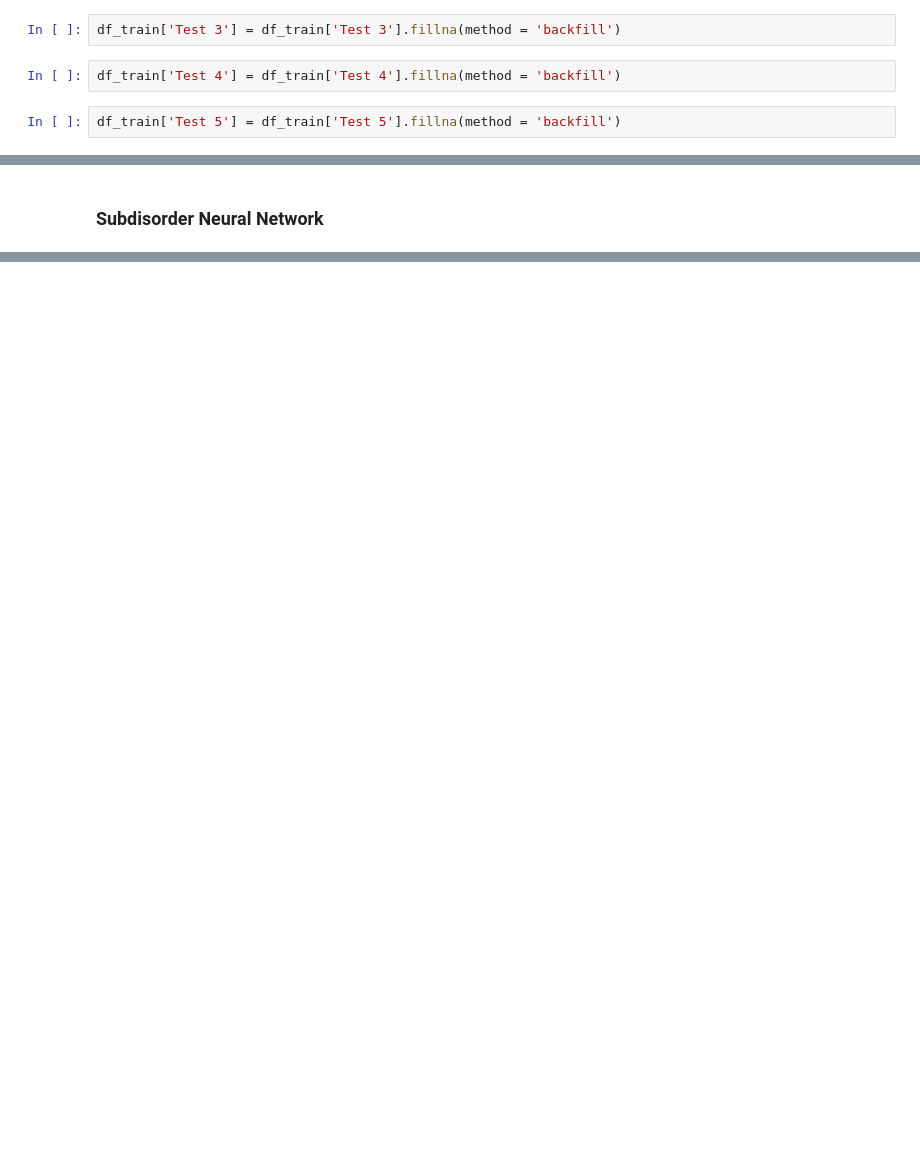
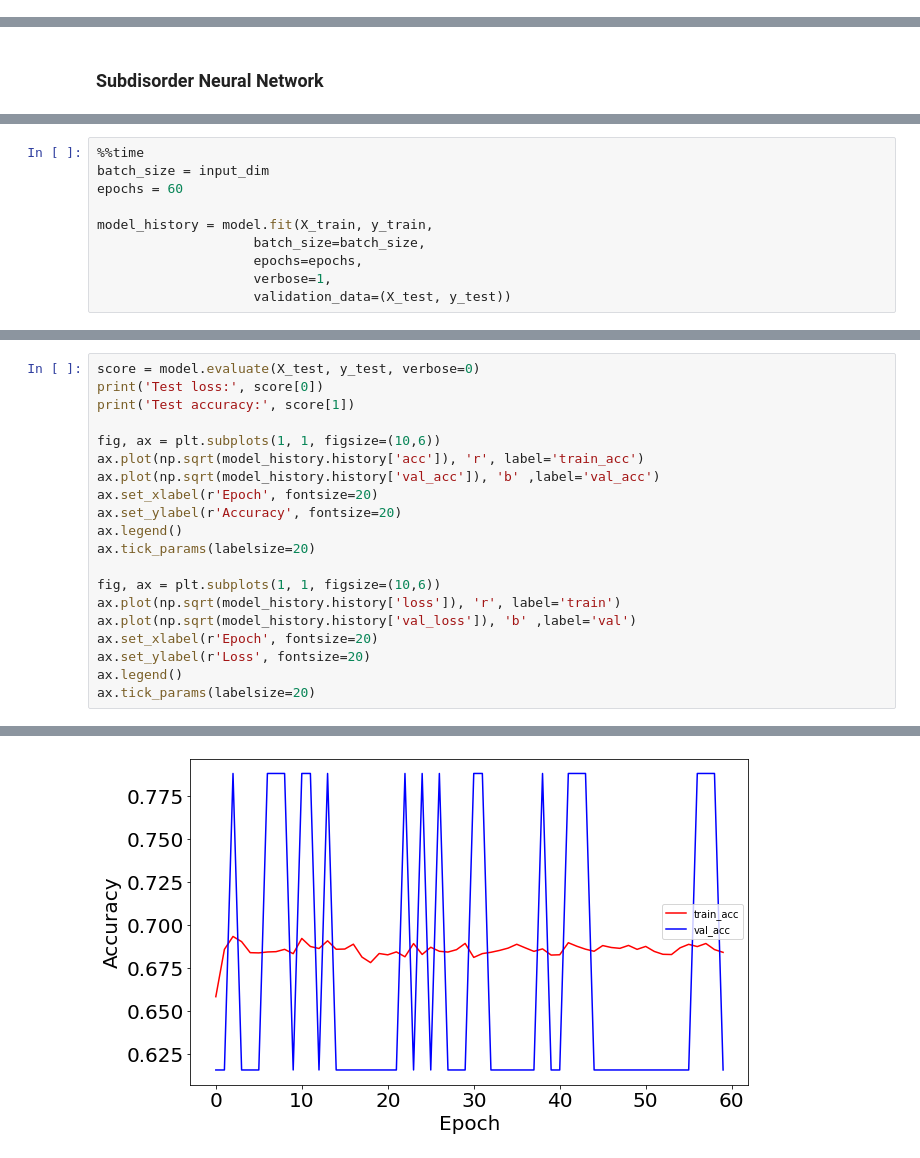
Before and after one commit to brooke-3871/Genetics-Capstone-3, a Jupyter notebook: Capstone3 - Modeling and Predictions.ipynb, the cells around one changed output, grey strips where cells are left out. Cells and saved outputs as stored; diff of their text form; blank space fills up the shorter version.

```diff
--- a/Capstone3 - Modeling and Predictions.ipynb
+++ b/Capstone3 - Modeling and Predictions.ipynb
@@ -120,6 +100,0 @@ df_train['Test 2'] = df_train['Test 2'].fillna(method = 'backfill')
-# %%
-df_train['Test 3'] = df_train['Test 3'].fillna(method = 'backfill')
-# %%
-df_train['Test 4'] = df_train['Test 4'].fillna(method = 'backfill')
-# %%
-df_train['Test 5'] = df_train['Test 5'].fillna(method = 'backfill')
@@ -526,0 +629,10 @@ Epoch 20/20
+# %%
+%%time
+batch_size = input_dim
+epochs = 60
+
+model_history = model.fit(X_train, y_train,
+                    batch_size=batch_size,
+                    epochs=epochs,
+                    verbose=1,
+                    validation_data=(X_test, y_test))
@@ -526,0 +657,21 @@ Epoch 20/20
+# %%
+score = model.evaluate(X_test, y_test, verbose=0)
+print('Test loss:', score[0])
+print('Test accuracy:', score[1])
+
+fig, ax = plt.subplots(1, 1, figsize=(10,6))
+ax.plot(np.sqrt(model_history.history['acc']), 'r', label='train_acc')
+ax.plot(np.sqrt(model_history.history['val_acc']), 'b' ,label='val_acc')
+ax.set_xlabel(r'Epoch', fontsize=20)
+ax.set_ylabel(r'Accuracy', fontsize=20)
+ax.legend()
+ax.tick_params(labelsize=20)
+
+fig, ax = plt.subplots(1, 1, figsize=(10,6))
+ax.plot(np.sqrt(model_history.history['loss']), 'r', label='train')
+ax.plot(np.sqrt(model_history.history['val_loss']), 'b' ,label='val')
+ax.set_xlabel(r'Epoch', fontsize=20)
+ax.set_ylabel(r'Loss', fontsize=20)
+ax.legend()
+ax.tick_params(labelsize=20)
+# %% [output]
@@ -526,0 +680 @@ Epoch 20/20
+[figure, added]
```
Also changed, not shown: parts of 73 cells of this notebook.
